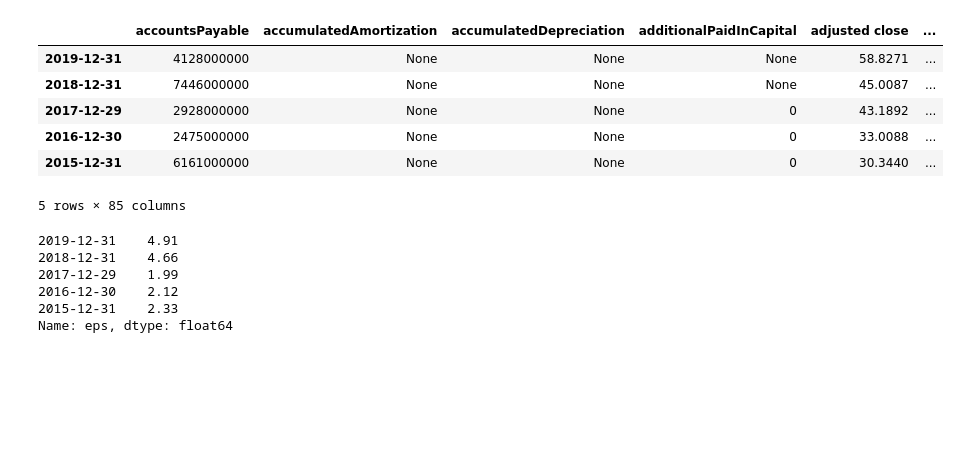
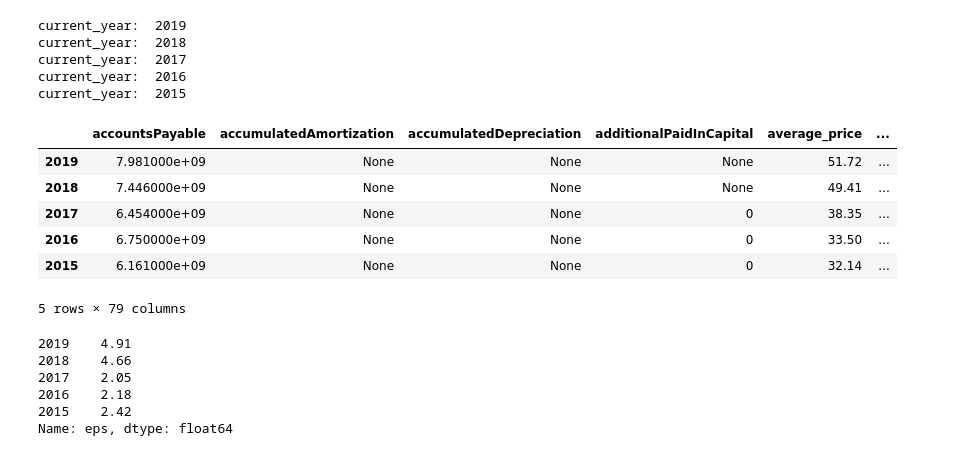
Before and after one commit to dolleyj/jupyter_notebooks, a Jupyter notebook: get_stock_fair_value.ipynb, the cells around one changed output. Saved outputs shown, nothing was run; the diff lists cells and outputs as text; code cells hidden in the pictures; blank space fills up the shorter version.

Commit message:
calculates yearly price avg. get FV from PE - done

```diff
--- a/get_stock_fair_value.ipynb
+++ b/get_stock_fair_value.ipynb
@@ -51,57 +52,83 @@ print(json.dumps(data, indent=2))
 }
 # %%
 def format_monthly_quote(quote):
+    # Removes the prefix number and converts values to int
+    # "1. open": "59.9100"
     formatted = {}
     for key in quote:
         cleaned_key = key.split(". ")[1]
-        formatted[cleaned_key] = quote[key]
+        formatted[cleaned_key] = float(quote[key])
     return formatted
 
 def restructure_data(data):
     '''
     Flattens the JSON structure
     1. Reduces monthly quotes to last month of each year,
     2. Combines balance sheets, income statements, and monthly quotes into a single dictionary
        {'2019-12-31': {balance_sheet, income_statement, monthly_quote}, ...}
     '''
     final_data = {}
 
+    # Gathers the monthly stock prices (Groups by year YYYY)
+    monthly_close_prices = {}
+    for date in data['monthly_quotes']:
+        current_year = date.split("-")[0]
+        cleaned_quote = format_monthly_quote(data['monthly_quotes'][date])
+        if current_year not in monthly_close_prices:
+            monthly_close_prices[current_year] = []
+        monthly_close_prices[current_year].append(cleaned_quote['close'])
+
+    # Calculate the average stock price for each year
+    for year in monthly_close_prices.keys():
+        year_avg_price = round(sum(monthly_close_prices[year]) / len(monthly_close_prices[year]), 2)
+        # print("Average price for ", year, ": ", year_avg_price)
+        final_data[year] = {"average_price": year_avg_price}
+
+    # Add the balance sheet and income statement for each year to final
     for balance, income in list(zip(data['balance'], data['income'])):
         if balance['fiscalDateEnding'] == income['fiscalDateEnding']:
             current_year = balance['fiscalDateEnding'].split("-")[0]
+            print("current_year: ", current_year)
             financials = {**balance, **income}
+            final_data[current_year].update(financials)
 
-            for date in data['monthly_quotes']:
-                if date.startswith(current_year) and "-12" in date:
-                    cleaned_quote = format_monthly_quote(data['monthly_quotes'][date])
-                    financials.update(cleaned_quote)
-
-                    final_data[date] = financials
 
     return final_data
 
 overview_data = data['overview']
+overview_data['fair_values'] = {} # NOTE: HISTORICAL FAIR VALUES WILL BE STORED HERE
 historical_data = restructure_data(data)
 
 # Load data into pandas dataframe
-df = pandas.read_json(json.dumps(historical_data), orient="index")
+df = pandas.read_json(json.dumps(historical_data), orient="index", )
+
+# Drop Years that are missing data
+# Balance sheets and Income Statements only give 5 yrs data compared to Monthly Quote data
+df = df.dropna(axis=0)
 df
 # %% [output]
+current_year:  2019
+current_year:  2018
+current_year:  2017
+current_year:  2016
+current_year:  2015
-|  | accountsPayable | accumulatedAmortization | accumulatedDepreciation | additionalPaidInCapital | adjusted close | ... |
-| 2019-12-31 | 4128000000 | None | None | None | 58.8271 | ... |
-| 2018-12-31 | 7446000000 | None | None | None | 45.0087 | ... |
-| 2017-12-29 | 2928000000 | None | None | 0 | 43.1892 | ... |
-| 2016-12-30 | 2475000000 | None | None | 0 | 33.0088 | ... |
-| 2015-12-31 | 6161000000 | None | None | 0 | 30.3440 | ... |
+|  | accountsPayable | accumulatedAmortization | accumulatedDepreciation | additionalPaidInCapital | average_price | ... |
+| 2019 | 7.981000e+09 | None | None | None | 51.72 | ... |
+| 2018 | 7.446000e+09 | None | None | None | 49.41 | ... |
+| 2017 | 6.454000e+09 | None | None | 0 | 38.35 | ... |
+| 2016 | 6.750000e+09 | None | None | 0 | 33.50 | ... |
+| 2015 | 6.161000e+09 | None | None | 0 | 32.14 | ... |
-5 rows × 85 columns
+5 rows × 79 columns
 # %%
 # Calculate EPS for each year
+# TODO: Need to account for 'None' in preferredStockTotalEquity
+# df["eps"] = round( (df['netIncome'] - df['preferredStockTotalEquity']) / float(df['commonStockSharesOutstanding']), 2)
 df["eps"] = round(df['netIncome'] / df['commonStockSharesOutstanding'], 2)
 df["eps"]
 # %% [output]
-2019-12-31    4.91
-2018-12-31    4.66
-2017-12-29    1.99
-2016-12-30    2.12
-2015-12-31    2.33
+2019    4.91
+2018    4.66
+2017    2.05
+2016    2.18
+2015    2.42
 Name: eps, dtype: float64
```
Also changed, not shown: parts of 5 cells of this notebook.
